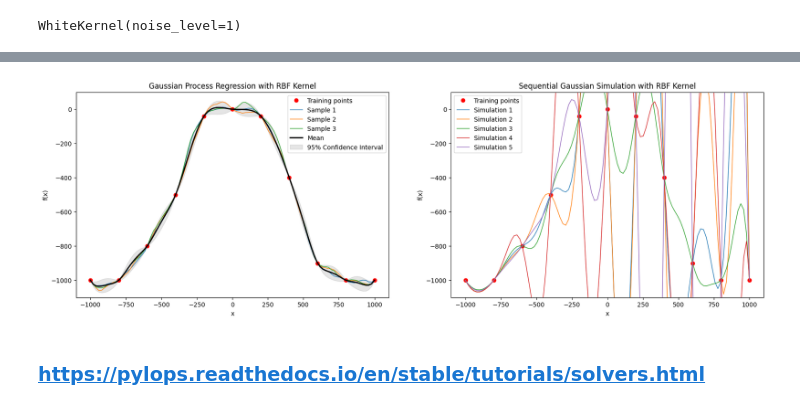
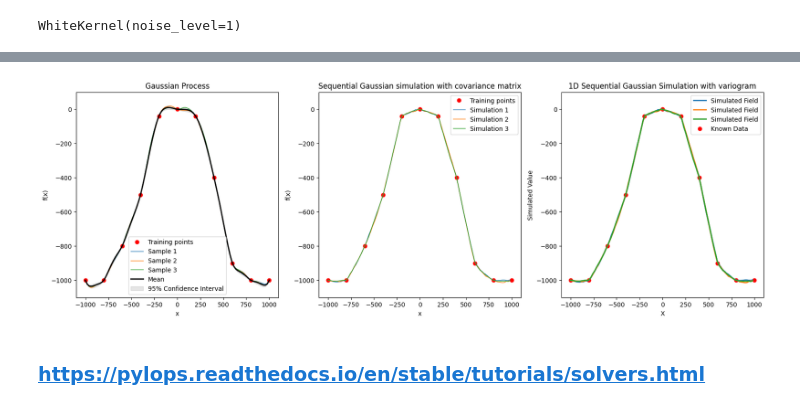
Before and after one commit to csc7/Probabilistic_Programming, a Jupyter notebook: GP_General.ipynb, the cells around one changed output, grey strips where cells are left out. Saved outputs shown, nothing was run; the diff lists cells and outputs as text; code cells hidden in the pictures.

Commit message:
Compact graphs in one cell and reorganize call to functions

```diff
--- a/GP_General.ipynb
+++ b/GP_General.ipynb
@@ -10,8 +67,8 @@ from sklearn.gaussian_process.kernels import RBF, WhiteKernel
 # %%
-# Covariance matrix parameters
+# PARAMETERS FOR COVARIANCE MATRIX AND VARIOGRAM
 
 length_scale = 200.0
-variance = 2500.0
+variance = 200.0
 nu = 1.5 # 1/2 becomes exponential covariance function k(r) = exp(-r/l)
          # 3/2 and 5/2 for ML
          # Carl Edward Rasmussen and Christopher K. I. Williams,
@@ -126,5 +116,5 @@ plt.show()
 # %%
-# SEQUENTIAL GAUSSIAN SIMULATION
+# SEQUENTIAL GAUSSIAN SIMULATION WITH COVARIANCE MATRIX
 
 # Function to perform SGS
 def sequential_gaussian_simulation(X_train, y_train, X, kernel, length_scale, variance, num_simulations):
@@ -156,15 +146,3 @@ def sequential_gaussian_simulation(X_train, y_train, X, kernel, length_scale, va
 # Perform SGS
 num_simulations = 5
 simulations = sequential_gaussian_simulation(X_train, y_train, X, rbf_kernel, length_scale, variance, num_simulations)
-
-# Plot
-plt.figure(figsize=(10, 6))
-plt.plot(X_train, y_train, 'ro', label='Training points')
-for i in range(num_simulations):
-    plt.plot(X, simulations[i], label=f'Simulation {i+1}', lw=1)
-plt.title('Sequential Gaussian Simulation with RBF Kernel')
-plt.xlabel('x')
-plt.ylabel('f(x)')
-plt.ylim((-1100, 100))
-plt.legend()
-plt.show()
@@ -173,33 +193,44 @@ plt.show()
 # %%
-# PLOT GP AND SGS COMPARISON
+# PLOT GP AND SGSs COMPARISON
 
 plt.figure(figsize=(20, 6))
 
-plt.subplot(1, 2, 1)
+plt.subplot(1, 3, 1)
 plt.plot(X_train, y_train, 'ro', label='Training points')
 for i in range(3):
     plt.plot(X, samples[i], label=f'Sample {i+1}', lw=1)
 plt.plot(X, mu_s, 'k', lw=2, label='Mean')
 plt.fill_between(X.flatten(), mu_s - 1.96 * np.sqrt(np.diag(cov_s)), mu_s + 1.96 * np.sqrt(np.diag(cov_s)), color='gray', alpha=0.2, label='95% Confidence Interval')
-plt.title('Gaussian Process Regression with RBF Kernel')
+plt.title('Gaussian process')
 plt.xlabel('x')
 plt.ylabel('f(x)')
 plt.ylim((-1100, 100))
 plt.legend()
 
-plt.subplot(1, 2, 2)
+plt.subplot(1, 3, 2)
 plt.plot(X_train, y_train, 'ro', label='Training points')
 for i in range(num_simulations):
     plt.plot(X, simulations[i], label=f'Simulation {i+1}', lw=1)
-plt.title('Sequential Gaussian Simulation with RBF Kernel')
+plt.title('Sequential Gaussian simulation with covariance matrix')
 plt.xlabel('x')
 plt.ylabel('f(x)')
 plt.ylim((-1100, 100))
 plt.legend()
 
+plt.subplot(1, 3, 3)
+for i in range(num_simulations):
+    plt.plot(X, simulations[i], label='Simulated Field', lw=2)
+plt.scatter(X_train, y_train, c='red', label='Known Data')
+plt.title('1D Sequential Gaussian simulation with variogram')
+plt.xlabel('X')
+plt.ylabel('Simulated Value')
+plt.legend()
+#plt.grid(True)
+plt.ylim((-1100, 100))
+
 plt.show()
 # %% [output]
-[figure, old version]
+[figure, new version]
 # %% [markdown]
 ### https://pylops.readthedocs.io/en/stable/tutorials/solvers.html
 # %%
```
Also changed, not shown: parts of 11 cells of this notebook.
